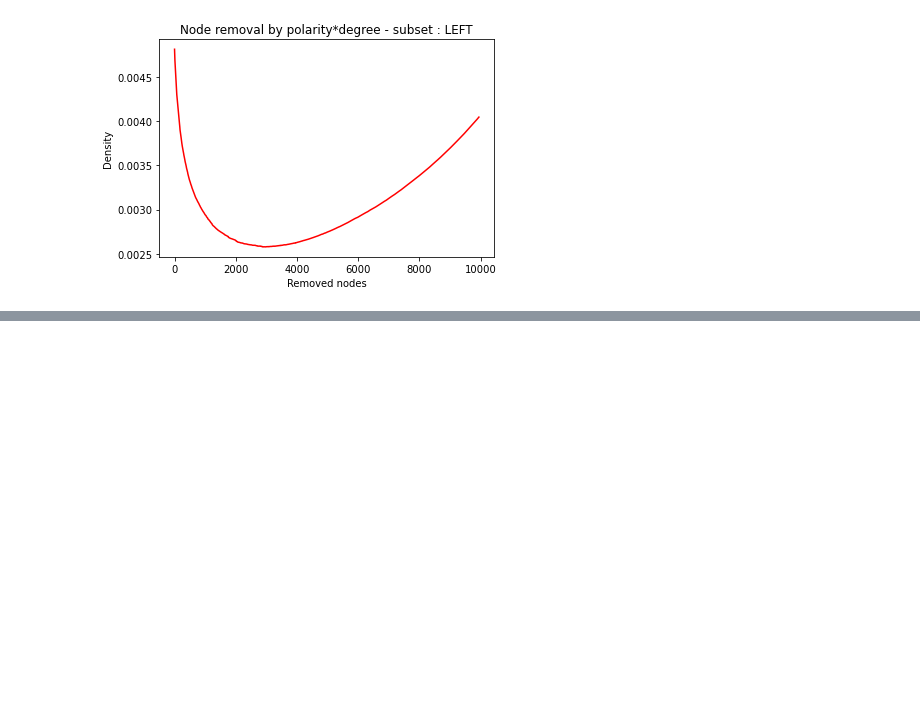
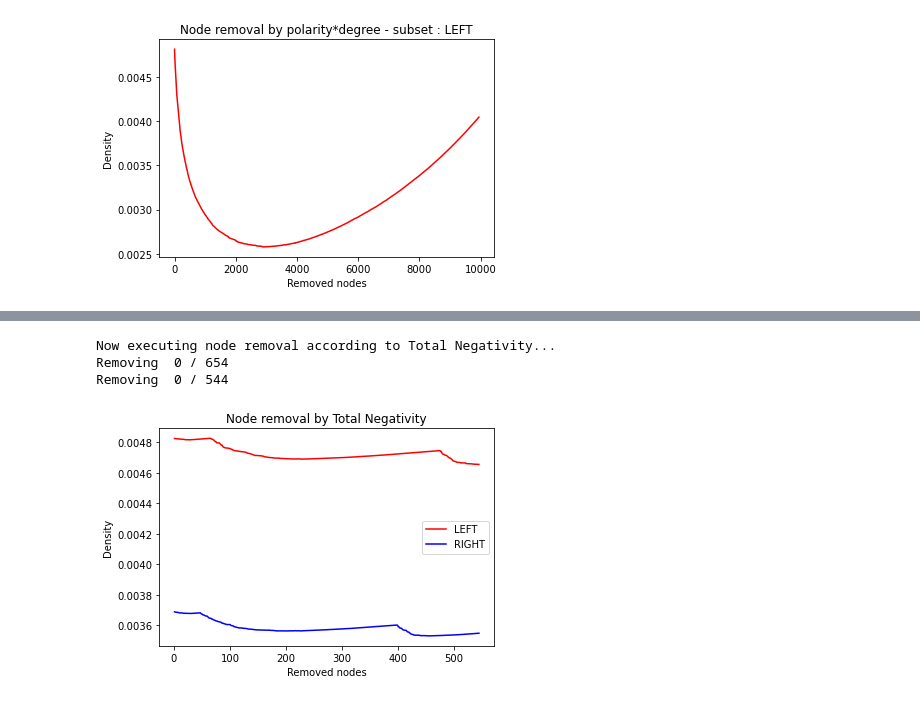
Before and after one commit to andrybicio/net2020, a Jupyter notebook: Semantic_Group/Network_Analysis_Andrea.ipynb, the cells around one changed output, grey strips where cells are left out. Saved outputs shown, nothing was run; the diff lists cells and outputs as text; code cells hidden in the pictures; blank space fills up the shorter version.

```diff
--- a/Semantic_Group/Network_Analysis_Andrea.ipynb
+++ b/Semantic_Group/Network_Analysis_Andrea.ipynb
@@ -864,0 +1254,75 @@ Removing  8000 / 8265
+# %%
+def node_total_negativity(G_L, G_R):
+
+    ###########################
+    ###### Using Tot_Neg ######
+    ###########################
+
+
+    #Left posts degree
+    degree_dict_L = dict(G_L.degree(G_L.nodes()))
+    nx.set_node_attributes(G_L, degree_dict_L, 'degree')
+    sorted_degree_L = sorted(degree_dict_L.items(), key=itemgetter(1), reverse=True)
+    tot_neg_dict_L   = nx.get_node_attributes(G_L,'Tot_Neg')
+    sorted_tot_neg_L = sorted(tot_neg_dict_L.items(), key=itemgetter(1), reverse=True)
+
+    #Right posts degree
+    degree_dict_R = dict(G_R.degree(G_R.nodes()))
+    nx.set_node_attributes(G_R, degree_dict_R, 'degree')
+    sorted_degree_R = sorted(degree_dict_R.items(), key=itemgetter(1), reverse=True)
+    tot_neg_dict_R   = nx.get_node_attributes(G_R,'Tot_Neg')
+    sorted_tot_neg_R = sorted(tot_neg_dict_R.items(), key=itemgetter(1), reverse=True)
+
+    print("Now executing node removal according to Total Negativity...")
+
+    #Here we select the nodes and sort them by totalnegativity
+    selected_nodes_L = [x[0] for x in sorted_tot_neg_L if x[1] != 0.0]
+    nodes_removed_L  = []
+    for i,v in enumerate(selected_nodes_L):
+        nodes_removed_L.append(selected_nodes_L[i])
+
+    #Node Removal, for robustness, removing 1 by 1 starting by nodes with highest degrees
+    G1_L           = G_L.copy()
+    list_density_L = []
+    nodes_rem_L    = []
+    for i, node in enumerate(nodes_removed_L):
+        if (i % 1000 == 0):
+            print("Removing ", i ,"/", len(nodes_removed_L))
+        G1_L.remove_node(node)
+        list_density_L.append(nx.density(G1_L)) #returns an error
+        nodes_rem_L.append(i+1)
+
+    #Here we select the nodes and sort them by totalnegativity
+    selected_nodes_R = [x[0] for x in sorted_tot_neg_R if x[1] != 0.0]
+    nodes_removed_R = []
+    for i,v in enumerate(selected_nodes_R):
+        nodes_removed_R.append(selected_nodes_R[i])
+
+    #Node Removal, for robustness, removing 1 by 1 starting by nodes with highest degrees
+    G1_R           = G_R.copy()
+    list_density_R = []
+    nodes_rem_R    = []
+    for i, node in enumerate(nodes_removed_R):
+        if (i % 1000 == 0):
+            print("Removing ", i ,"/", len(nodes_removed_R))
+        G1_R.remove_node(node)
+        list_density_R.append(nx.density(G1_R)) #returns an error
+        nodes_rem_R.append(i+1)
+
+    max_numb_iter = min([len(list_density_L), len(nodes_rem_R)])
+
+    plt.plot(np.array(nodes_rem_L)[:max_numb_iter], np.array(list_density_L)[:max_numb_iter], 'r-', label = 'LEFT')
+    plt.plot(np.array(nodes_rem_R)[:max_numb_iter], np.array(list_density_R)[:max_numb_iter], 'b-', label = 'RIGHT')
+    plt.title("Node removal by Total Negativity")
+    plt.ylabel("Density")
+    plt.xlabel("Removed nodes")
+    plt.legend()
+    plt.savefig('NodeRemoval_tot_neg.png')
+    plt.show()
+
+node_total_negativity(G_L, G_R)
+# %% [output]
+Now executing node removal according to Total Negativity...
+Removing  0 / 654
+Removing  0 / 544
+[figure, added]
```
Also changed, not shown: parts of 4 cells of this notebook, 1 other file.
